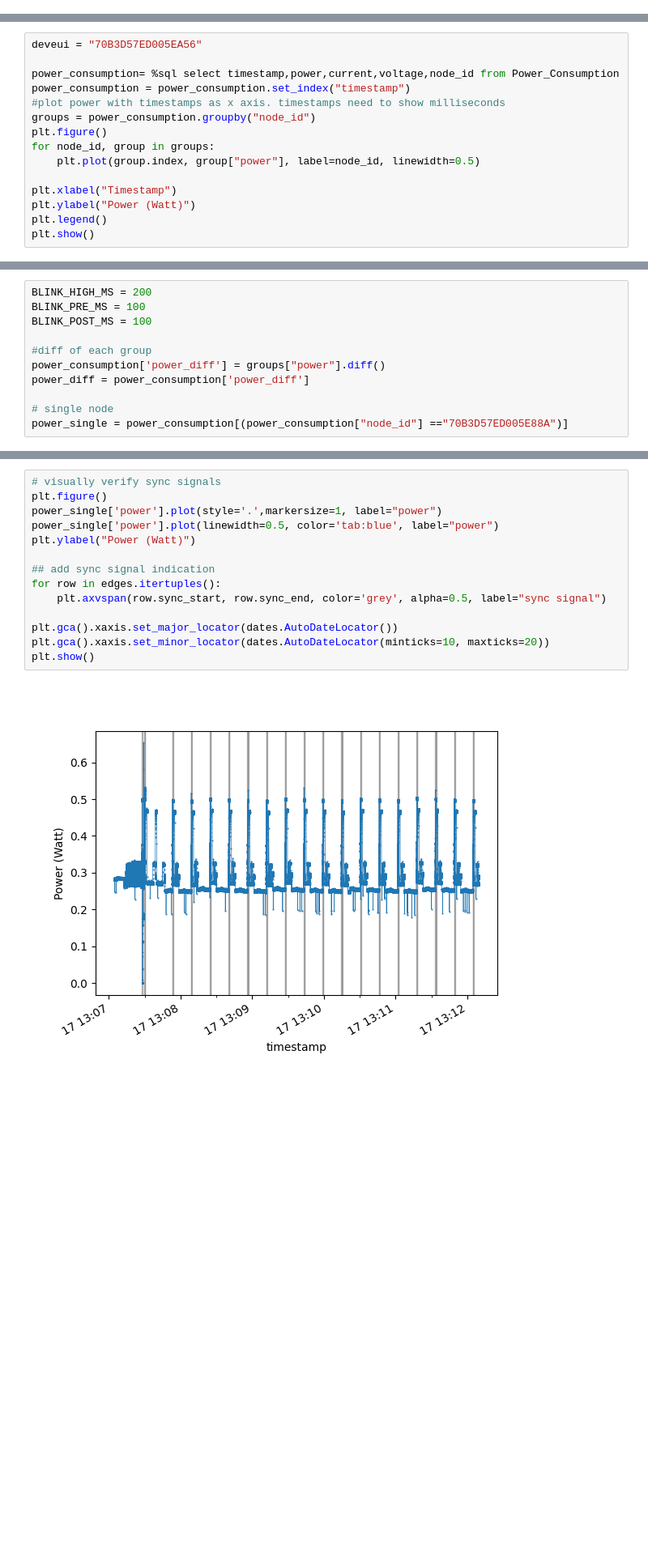
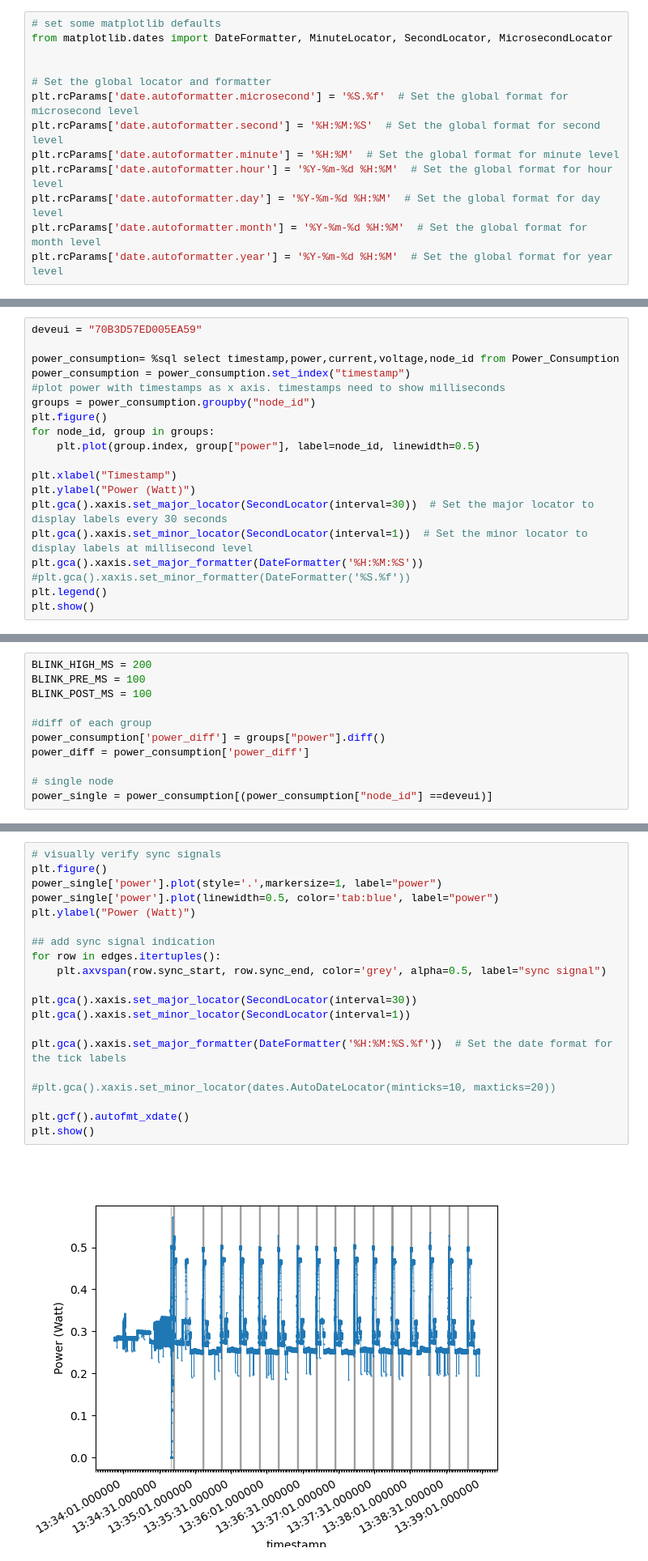
Before and after one commit to FlapKap/Terra-experiments, a Jupyter notebook: experiment/visualize.ipynb, the cells around one changed output, grey strips where cells are left out. Shown at 81% size. Cells and saved outputs as stored; diff of their text form; blank space fills up the shorter version.

```diff
--- a/experiment/visualize.ipynb
+++ b/experiment/visualize.ipynb
@@ -15,4 +23,17 @@ Deploy AI and data apps for free on Ploomber Cloud! Sign up here: https://www.pl
 # %%
 %config SqlMagic.autopandas = True
 %config SqlMagic.displaycon = False
+# %%
+# set some matplotlib defaults
+from matplotlib.dates import DateFormatter, MinuteLocator, SecondLocator, MicrosecondLocator
+
+
+# Set the global locator and formatter
+plt.rcParams['date.autoformatter.microsecond'] = '%S.%f'  # Set the global format for microsecond level
+plt.rcParams['date.autoformatter.second'] = '%H:%M:%S'  # Set the global format for second level
+plt.rcParams['date.autoformatter.minute'] = '%H:%M'  # Set the global format for minute level
+plt.rcParams['date.autoformatter.hour'] = '%Y-%m-%d %H:%M'  # Set the global format for hour level
+plt.rcParams['date.autoformatter.day'] = '%Y-%m-%d %H:%M'  # Set the global format for day level
+plt.rcParams['date.autoformatter.month'] = '%Y-%m-%d %H:%M'  # Set the global format for month level
+plt.rcParams['date.autoformatter.year'] = '%Y-%m-%d %H:%M'  # Set the global format for year level
 # %%
@@ -67,5 +88,5 @@ timestamps= %sql select timestamp from Power_Consumption
 # %%
-deveui = "70B3D57ED005EA56"
+deveui = "70B3D57ED005EA59"
 
 power_consumption= %sql select timestamp,power,current,voltage,node_id from Power_Consumption
 power_consumption = power_consumption.set_index("timestamp")
@@ -77,6 +98,10 @@ for node_id, group in groups:
 
 plt.xlabel("Timestamp")
 plt.ylabel("Power (Watt)")
+plt.gca().xaxis.set_major_locator(SecondLocator(interval=30))  # Set the major locator to display labels every 30 seconds
+plt.gca().xaxis.set_minor_locator(SecondLocator(interval=1))  # Set the minor locator to display labels at millisecond level
+plt.gca().xaxis.set_major_formatter(DateFormatter('%H:%M:%S'))
+#plt.gca().xaxis.set_minor_formatter(DateFormatter('%S.%f'))
 plt.legend()
 plt.show()
 # %% [output]
@@ -93,7 +118,7 @@ power_consumption['power_diff'] = groups["power"].diff()
 power_diff = power_consumption['power_diff']
 
 # single node
-power_single = power_consumption[(power_consumption["node_id"] =="70B3D57ED005E88A")]
+power_single = power_consumption[(power_consumption["node_id"] ==deveui)]
 # %%
 plt.figure()
 power_diff.plot()
@@ -158,19 +183,25 @@ edges.head()
 # %%
 # visually verify sync signals
 plt.figure()
 power_single['power'].plot(style='.',markersize=1, label="power")
 power_single['power'].plot(linewidth=0.5, color='tab:blue', label="power")
 plt.ylabel("Power (Watt)")
 
 ## add sync signal indication
 for row in edges.itertuples():
     plt.axvspan(row.sync_start, row.sync_end, color='grey', alpha=0.5, label="sync signal")
 
-plt.gca().xaxis.set_major_locator(dates.AutoDateLocator())
-plt.gca().xaxis.set_minor_locator(dates.AutoDateLocator(minticks=10, maxticks=20))
+plt.gca().xaxis.set_major_locator(SecondLocator(interval=30))
+plt.gca().xaxis.set_minor_locator(SecondLocator(interval=1))
+
+plt.gca().xaxis.set_major_formatter(DateFormatter('%H:%M:%S.%f'))  # Set the date format for the tick labels
+
+#plt.gca().xaxis.set_minor_locator(dates.AutoDateLocator(minticks=10, maxticks=20))
+
+plt.gcf().autofmt_xdate()
 plt.show()
 # %% [output]
-[figure, old version]
+[figure, new version]
 # %%
 # every loop starts with 2 sync signals right after each other
 # find all sync signals where the next start is very close to previous end
```
Also changed, not shown: parts of 36 cells of this notebook.
